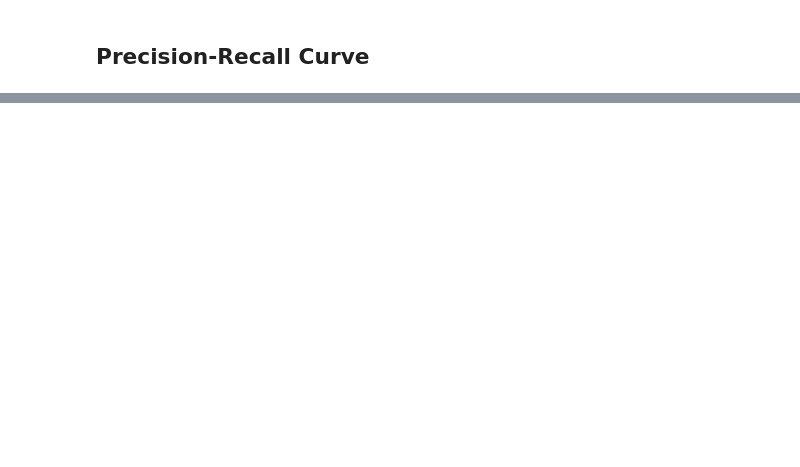
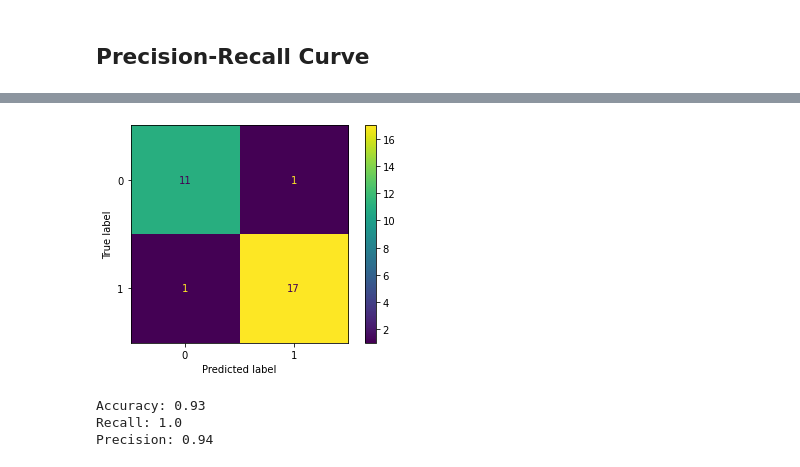
Before and after one commit to Zeruel92/hpc_exercices, a Jupyter notebook: LogisticRegression/LogisticRegression.ipynb, the cells around one changed output, grey strips where cells are left out. Cells and saved outputs as stored; diff of their text form; code cells hidden in the pictures; blank space fills up the shorter version.

Commit message:
Inference on test set

```diff
--- a/LogisticRegression/LogisticRegression.ipynb
+++ b/LogisticRegression/LogisticRegression.ipynb
@@ -275,0 +304,8 @@ plt.show()
+# %%
+h_test_score = sigmoid(X_test.dot(theta_opt))
+# %%
+threshold = 0.5
+y_hat_test = h_test_score.copy()
+y_hat_test[y_hat_test >= threshold] = 1
+y_hat_test[y_hat_test < threshold] = 0
+y_hat_test
@@ -275,0 +330,16 @@ plt.show()
+# %%
+cm = confusion_matrix(y_test,y_hat_test)
+disp = ConfusionMatrixDisplay(cm)
+disp.plot()
+plt.show()
+# %% [output]
+[figure, added]
+# %%
+accuracy_test = np.round(accuracy_score(y_test,y_hat_test),2)
+recall_test = np.round(recall_score(y_hat_test,y_hat_test),2)
+precision_test = np.round(precision_score(y_test,y_hat_test),2)
+print("Accuracy: {}\nRecall: {}\nPrecision: {}".format(accuracy_test,recall_test,precision_test))
+# %% [output]
+Accuracy: 0.93
+Recall: 1.0
+Precision: 0.94
```
Also changed, not shown: parts of 18 cells of this notebook.
